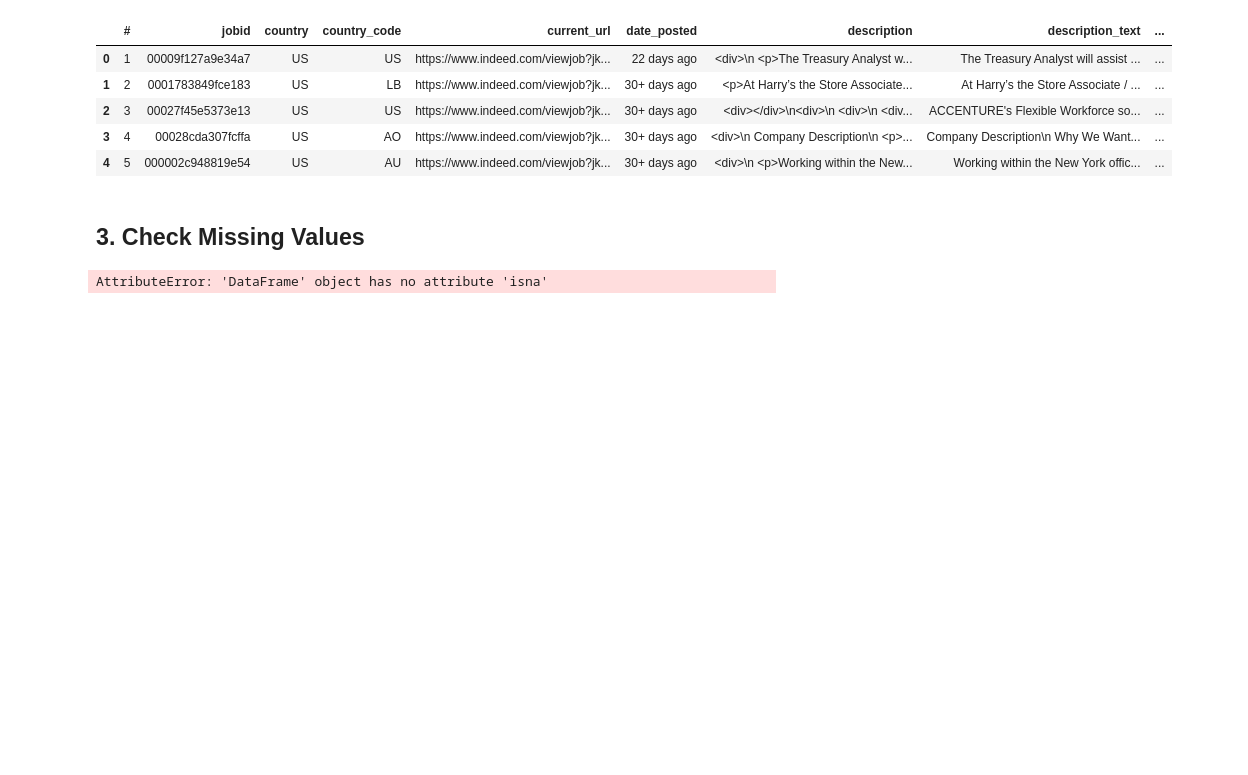
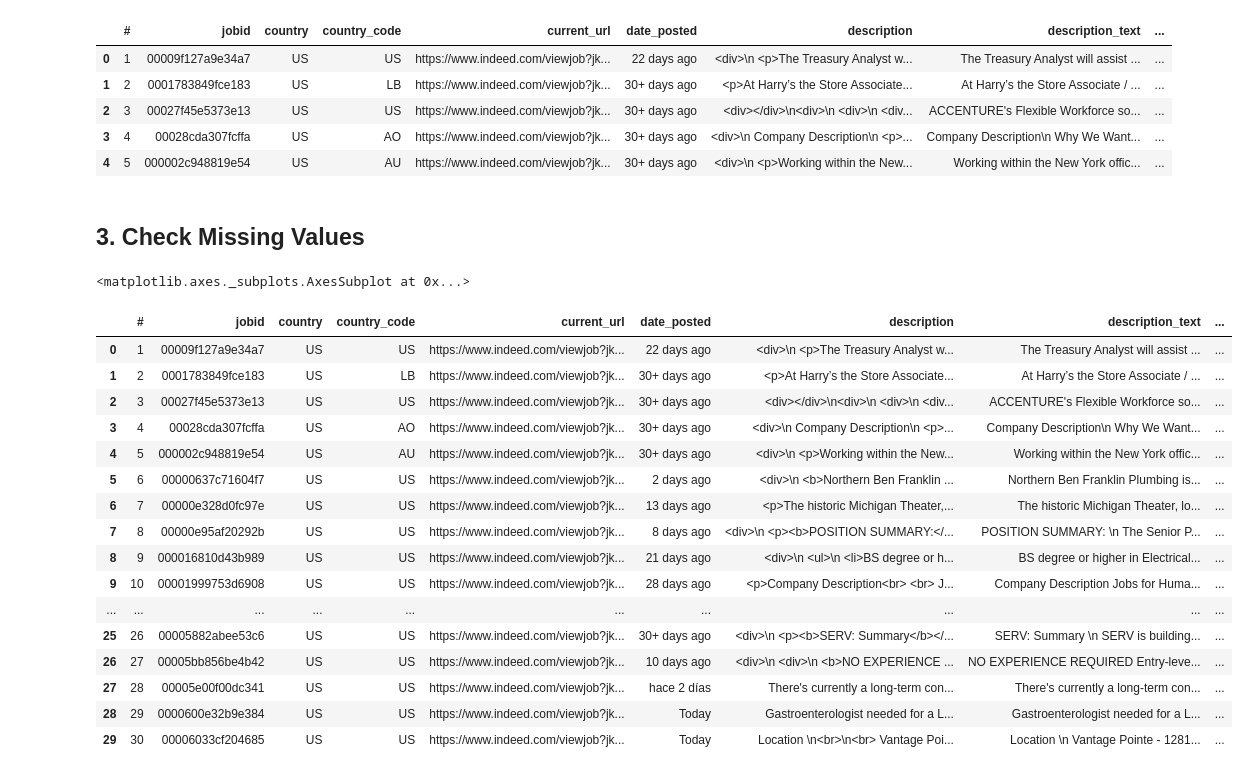
Before and after one commit to jackyhuynh/WorkforceAnalyst, a Jupyter notebook: src/script.ipynb, the cells around one changed output. Saved outputs shown, nothing was run; the diff lists cells and outputs as text; code cells hidden in the pictures; blank space fills up the shorter version.

```diff
--- a/src/script.ipynb
+++ b/src/script.ipynb
@@ -66,8 +66,28 @@ plt.rcParams["figure.figsize"]=13,11
 sns.set(style='darkgrid')
 # %%
 # Check out the missing values in percentage
-missing_percentage = df.isna().sum().sort_values(ascending=False)/len(df)
+missing_percentage = df.isnull().sum().sort_values(ascending=False)/len(df)
 
 missing_percentage[missing_percentage!=0].plot(kind='barh')
 # %% [output]
-AttributeError: 'DataFrame' object has no attribute 'isna'
+<matplotlib.axes._subplots.AxesSubplot at 0x...>
+# %%
+df
+# %% [output]
+|  | # | jobid | country | country_code | current_url | date_posted | description | description_text | ... |
+| 0 | 1 | 00009f127a9e34a7 | US | US | https://www.indeed.com/viewjob?jk... | 22 days ago | <div>\n <p>The Treasury Analyst w... | The Treasury Analyst will assist ... | ... |
+| 1 | 2 | 0001783849fce183 | US | LB | https://www.indeed.com/viewjob?jk... | 30+ days ago | <p>At Harry’s the Store Associate... | At Harry’s the Store Associate / ... | ... |
+| 2 | 3 | 00027f45e5373e13 | US | US | https://www.indeed.com/viewjob?jk... | 30+ days ago | <div></div>\n<div>\n <div>\n <div... | ACCENTURE's Flexible Workforce so... | ... |
+| 3 | 4 | 00028cda307fcffa | US | AO | https://www.indeed.com/viewjob?jk... | 30+ days ago | <div>\n Company Description\n <p>... | Company Description\n Why We Want... | ... |
+| 4 | 5 | 000002c948819e54 | US | AU | https://www.indeed.com/viewjob?jk... | 30+ days ago | <div>\n <p>Working within the New... | Working within the New York offic... | ... |
+| 5 | 6 | 00000637c71604f7 | US | US | https://www.indeed.com/viewjob?jk... | 2 days ago | <div>\n <b>Northern Ben Franklin ... | Northern Ben Franklin Plumbing is... | ... |
+| 6 | 7 | 00000e328d0fc97e | US | US | https://www.indeed.com/viewjob?jk... | 13 days ago | <p>The historic Michigan Theater,... | The historic Michigan Theater, lo... | ... |
+| 7 | 8 | 00000e95af20292b | US | US | https://www.indeed.com/viewjob?jk... | 8 days ago | <div>\n <p><b>POSITION SUMMARY:</... | POSITION SUMMARY: \n The Senior P... | ... |
+| 8 | 9 | 000016810d43b989 | US | US | https://www.indeed.com/viewjob?jk... | 21 days ago | <div>\n <ul>\n <li>BS degree or h... | BS degree or higher in Electrical... | ... |
+| 9 | 10 | 00001999753d6908 | US | US | https://www.indeed.com/viewjob?jk... | 28 days ago | <p>Company Description<br> <br> J... | Company Description Jobs for Huma... | ... |
+| ... | ... | ... | ... | ... | ... | ... | ... | ... | ... |
+| 25 | 26 | 00005882abee53c6 | US | US | https://www.indeed.com/viewjob?jk... | 30+ days ago | <div>\n <p><b>SERV: Summary</b></... | SERV: Summary \n SERV is building... | ... |
+| 26 | 27 | 00005bb856be4b42 | US | US | https://www.indeed.com/viewjob?jk... | 10 days ago | <div>\n <div>\n <b>NO EXPERIENCE ... | NO EXPERIENCE REQUIRED Entry-leve... | ... |
+| 27 | 28 | 00005e00f00dc341 | US | US | https://www.indeed.com/viewjob?jk... | hace 2 días | There's currently a long-term con... | There's currently a long-term con... | ... |
+| 28 | 29 | 0000600e32b9e384 | US | US | https://www.indeed.com/viewjob?jk... | Today | Gastroenterologist needed for a L... | Gastroenterologist needed for a L... | ... |
+| 29 | 30 | 00006033cf204685 | US | US | https://www.indeed.com/viewjob?jk... | Today | Location \n<br>\n<br> Vantage Poi... | Location \n Vantage Pointe - 1281... | ... |
```
